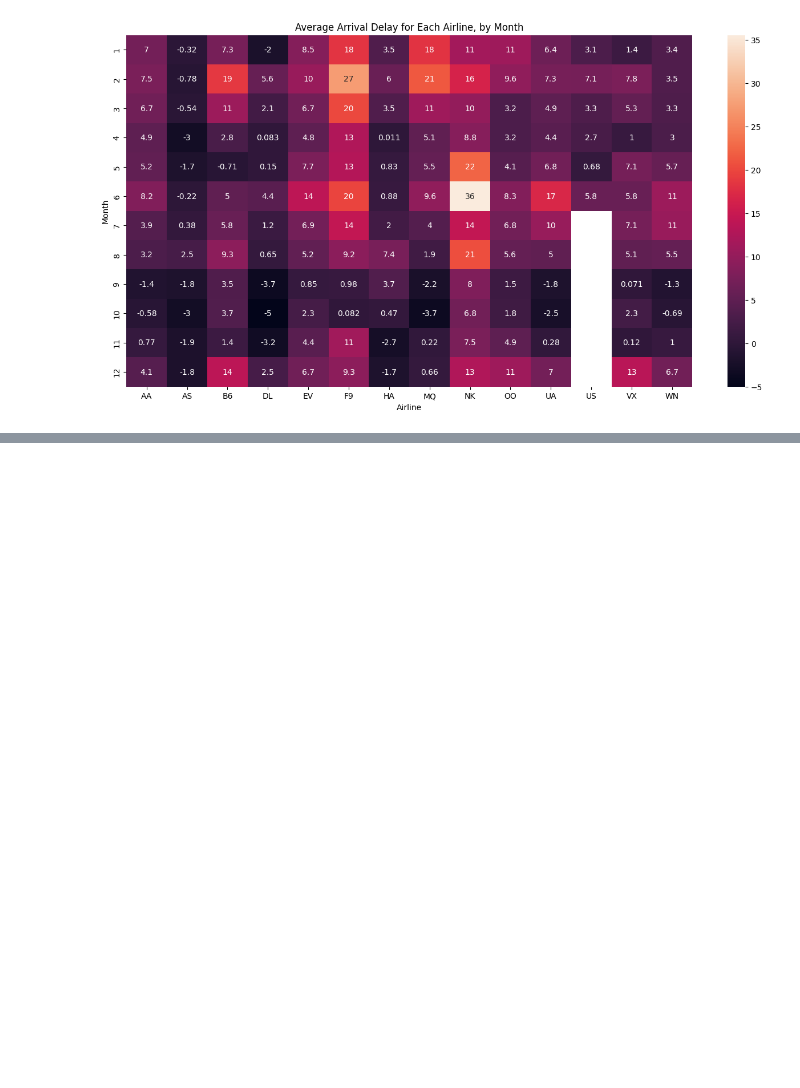
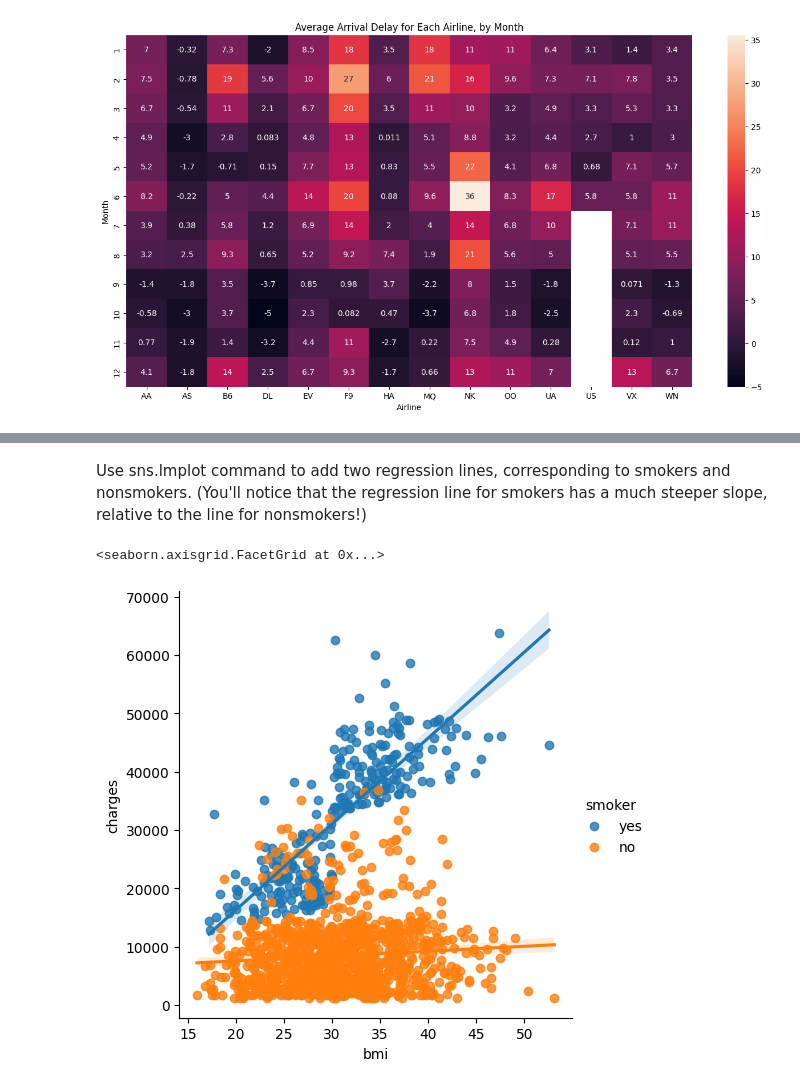
Before and after one commit to codekunoichi/learning-datascience, a Jupyter notebook: data_visualization/learning_data_visualization.ipynb, the cells around one changed output, grey strips where cells are left out. Saved outputs shown, nothing was run; the diff lists cells and outputs as text; code cells hidden in the pictures; blank space fills up the shorter version.

```diff
--- a/data_visualization/learning_data_visualization.ipynb
+++ b/data_visualization/learning_data_visualization.ipynb
@@ -173,0 +216,7 @@ Text(0.5, 58.7222222222222, 'Airline')
+# %% [markdown]
+Use sns.lmplot command to add two regression lines, corresponding to smokers and nonsmokers. (You'll notice that the regression line for smokers has a much steeper slope, relative to the line for nonsmokers!)
+# %%
+sns.lmplot(x="bmi", y="charges", hue="smoker", data=insurance_data)
+# %% [output]
+<seaborn.axisgrid.FacetGrid at 0x...>
+[figure, added]
```
Also changed, not shown: parts of 9 cells of this notebook, 1 other file.
